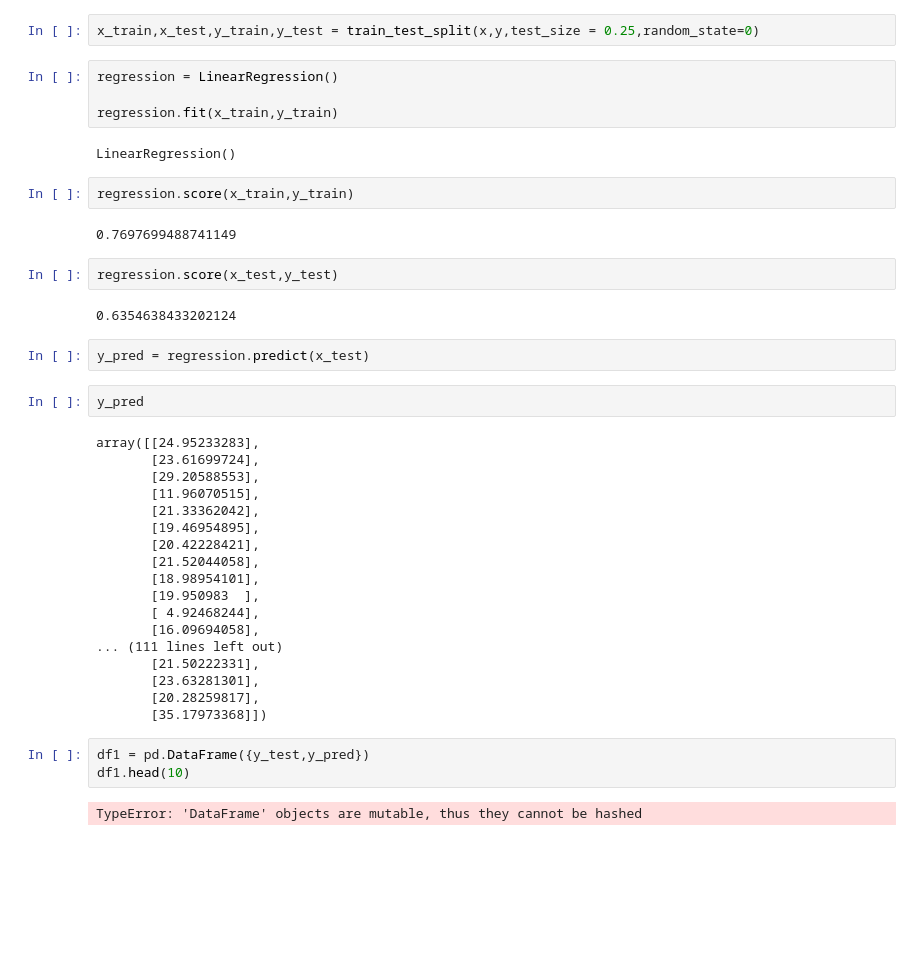
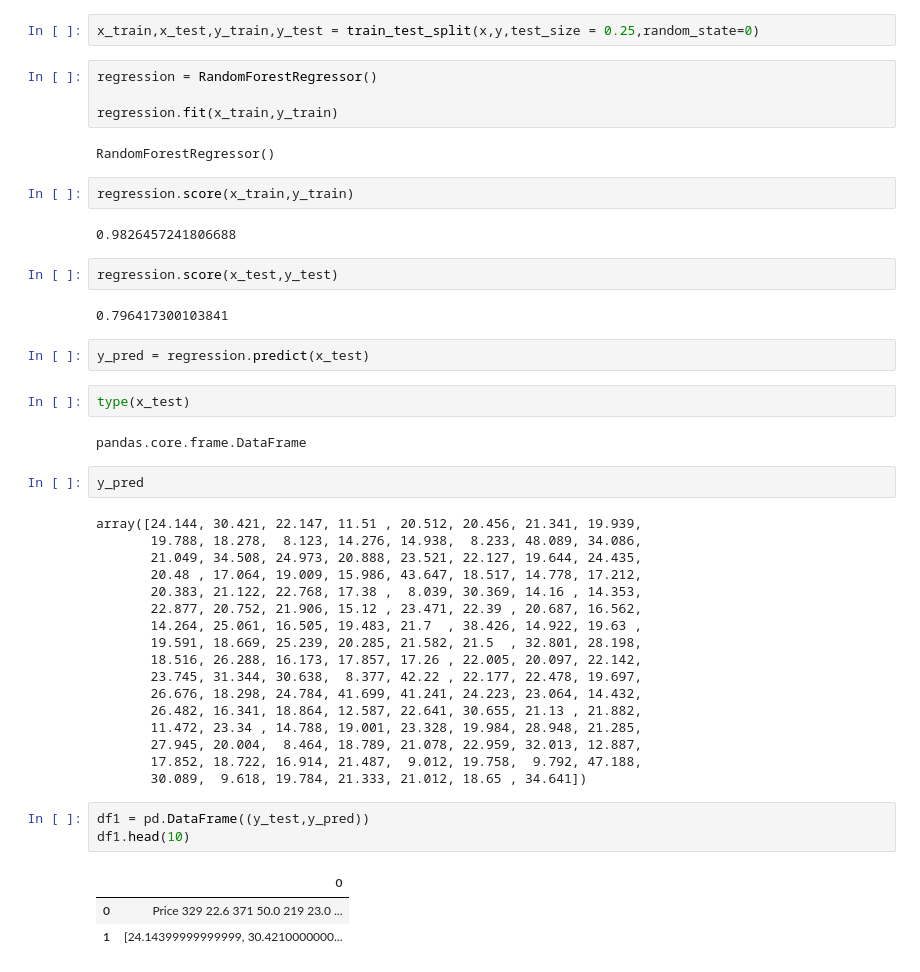
Before and after one commit to mounika-yamani/randomforest, a Jupyter notebook: ML_ Assignment1.ipynb, the cells around one changed output. Saved outputs shown, nothing was run; the diff lists cells and outputs as text; blank space fills up the shorter version.

```diff
--- a/ML_ Assignment1.ipynb
+++ b/ML_ Assignment1.ipynb
@@ -175,46 +180,51 @@ plt.tight_layout()
 # %%
 x_train,x_test,y_train,y_test = train_test_split(x,y,test_size = 0.25,random_state=0)
 # %%
-regression = LinearRegression()
+regression = RandomForestRegressor()
 
 regression.fit(x_train,y_train)
 # %% [output]
-LinearRegression()
+RandomForestRegressor()
 # %%
 regression.score(x_train,y_train)
 # %% [output]
-0.7697699488741149
+0.9826457241806688
 # %%
 regression.score(x_test,y_test)
 # %% [output]
-0.6354638433202124
+0.796417300103841
 # %%
 y_pred = regression.predict(x_test)
+# %%
+type(x_test)
+# %% [output]
+pandas.core.frame.DataFrame
 # %%
 y_pred
 # %% [output]
-array([[24.95233283],
-       [23.61699724],
-       [29.20588553],
-       [11.96070515],
-       [21.33362042],
-       [19.46954895],
-       [20.42228421],
-       [21.52044058],
-       [18.98954101],
-       [19.950983  ],
-       [ 4.92468244],
-       [16.09694058],
-... (111 lines left out)
-       [21.50222331],
-       [23.63281301],
-       [20.28259817],
-       [35.17973368]])
+array([24.144, 30.421, 22.147, 11.51 , 20.512, 20.456, 21.341, 19.939,
+       19.788, 18.278,  8.123, 14.276, 14.938,  8.233, 48.089, 34.086,
+       21.049, 34.508, 24.973, 20.888, 23.521, 22.127, 19.644, 24.435,
+       20.48 , 17.064, 19.009, 15.986, 43.647, 18.517, 14.778, 17.212,
+       20.383, 21.122, 22.768, 17.38 ,  8.039, 30.369, 14.16 , 14.353,
+       22.877, 20.752, 21.906, 15.12 , 23.471, 22.39 , 20.687, 16.562,
+       14.264, 25.061, 16.505, 19.483, 21.7  , 38.426, 14.922, 19.63 ,
+       19.591, 18.669, 25.239, 20.285, 21.582, 21.5  , 32.801, 28.198,
+       18.516, 26.288, 16.173, 17.857, 17.26 , 22.005, 20.097, 22.142,
+       23.745, 31.344, 30.638,  8.377, 42.22 , 22.177, 22.478, 19.697,
+       26.676, 18.298, 24.784, 41.699, 41.241, 24.223, 23.064, 14.432,
+       26.482, 16.341, 18.864, 12.587, 22.641, 30.655, 21.13 , 21.882,
+       11.472, 23.34 , 14.788, 19.001, 23.328, 19.984, 28.948, 21.285,
+       27.945, 20.004,  8.464, 18.789, 21.078, 22.959, 32.013, 12.887,
+       17.852, 18.722, 16.914, 21.487,  9.012, 19.758,  9.792, 47.188,
+       30.089,  9.618, 19.784, 21.333, 21.012, 18.65 , 34.641])
 # %%
-df1 = pd.DataFrame({y_test,y_pred})
+df1 = pd.DataFrame((y_test,y_pred))
 df1.head(10)
 # %% [output]
-TypeError: 'DataFrame' objects are mutable, thus they cannot be hashed
+|  | 0 |
+| 0 | Price 329 22.6 371 50.0 219 23.0 ... |
+| 1 | [24.14399999999999, 30.4210000000... |
 # %%
 sns.set(rc={'figure.figsize':(11.7,5)})
 plt.scatter(y_test, y_pred, color= 'green')
```
Also changed, not shown: parts of 13 cells of this notebook, 3 other files.
